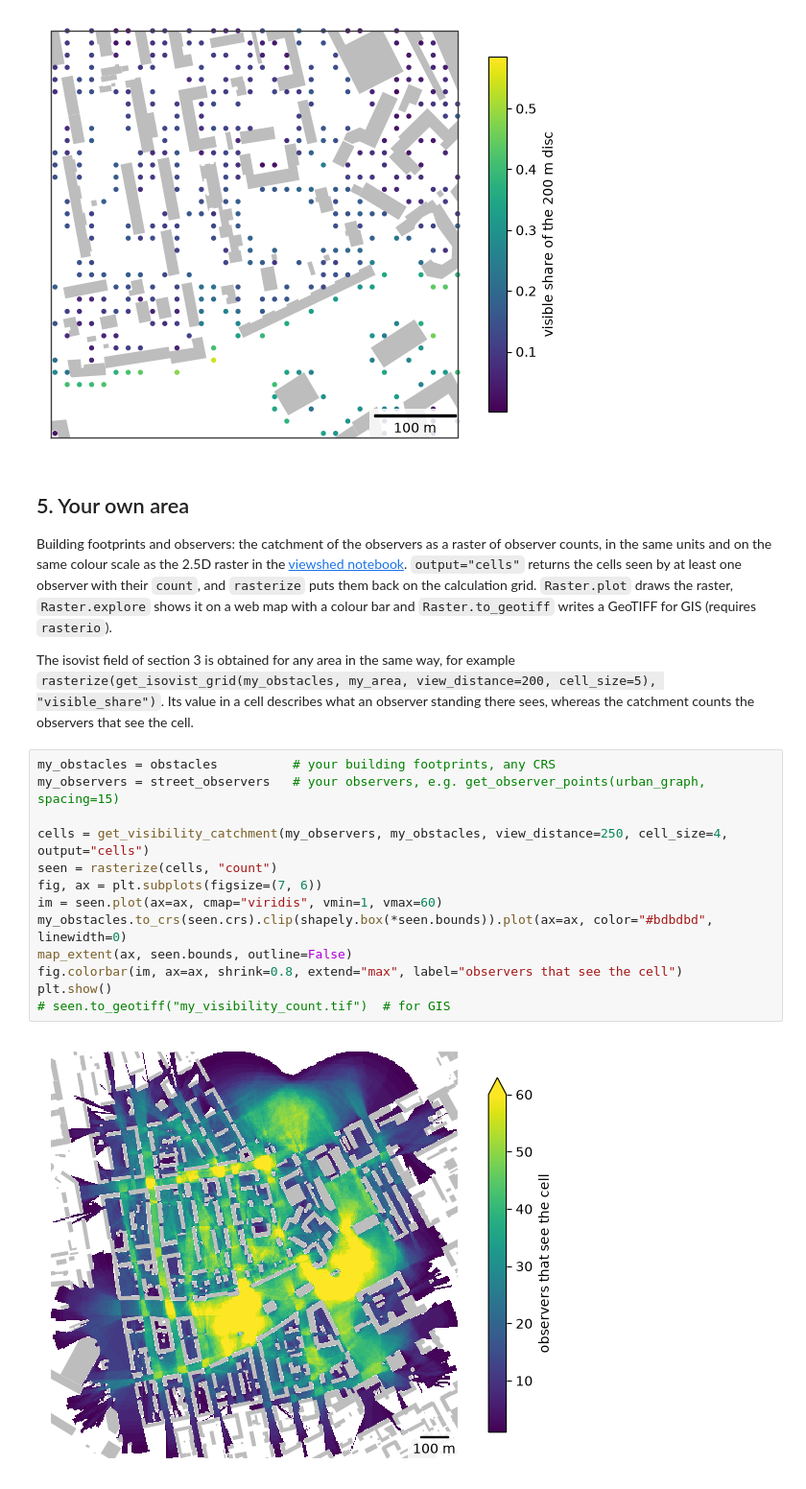
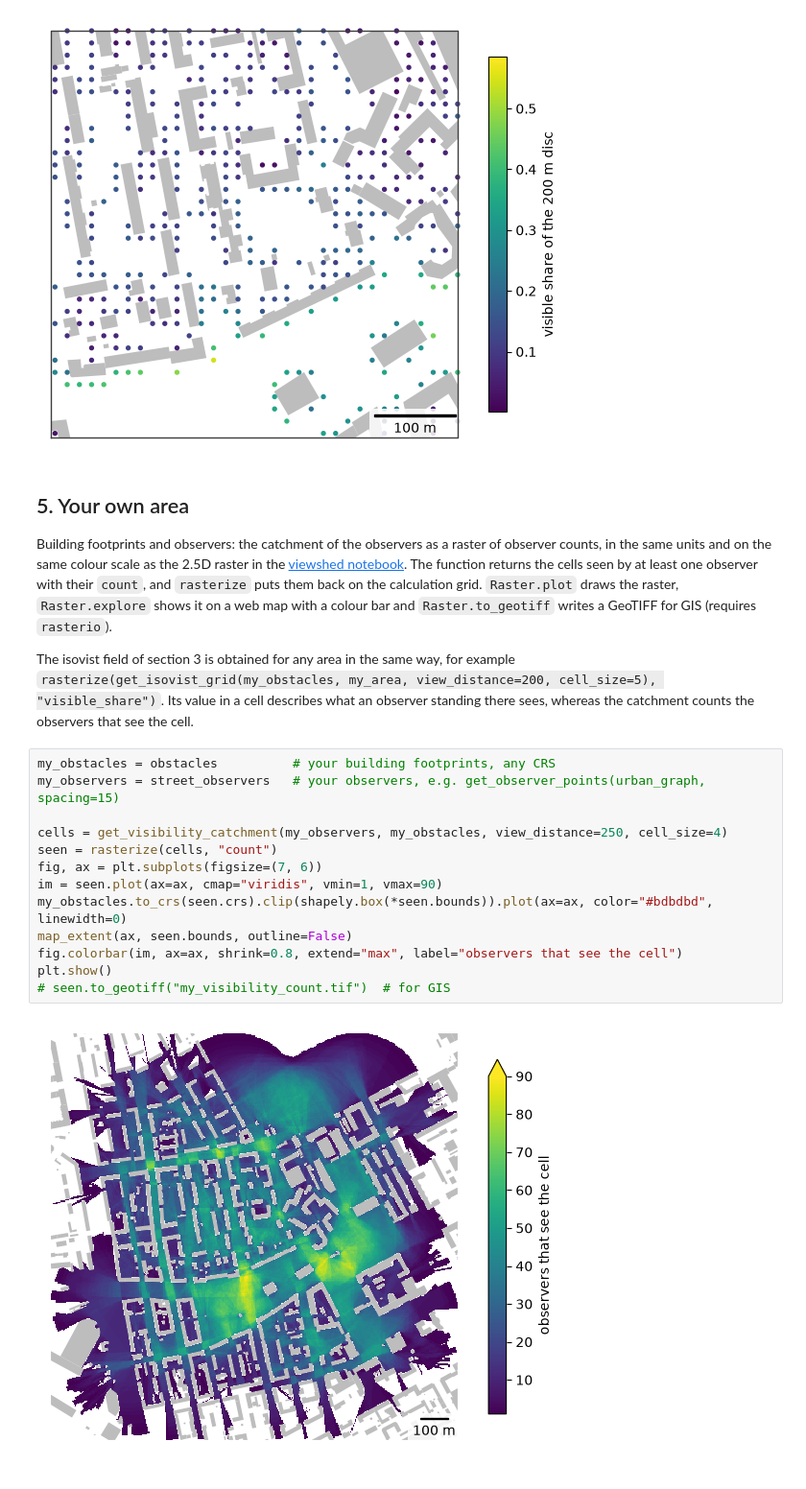
Before and after one commit to IDUclub/ObjectNat, a Jupyter notebook: docs/methods/examples/visibility.ipynb, the cells around one changed output. Shown at 96% size. Saved outputs shown, nothing was run; the diff lists cells and outputs as text.

```diff
--- a/docs/methods/examples/visibility.ipynb
+++ b/docs/methods/examples/visibility.ipynb
@@ -243,7 +241,7 @@ plt.show()
 ## 5. Your own area
 
 Building footprints and observers: the catchment of the observers as a raster of observer counts, in the same units
-and on the same colour scale as the 2.5D raster in the [viewshed notebook](viewshed.ipynb). `output="cells"`
+and on the same colour scale as the 2.5D raster in the [viewshed notebook](viewshed.ipynb). The function
 returns the cells seen by at least one observer with their `count`, and `rasterize` puts them back on the
 calculation grid. `Raster.plot` draws the raster, `Raster.explore` shows it on a web map with a colour bar and
 `Raster.to_geotiff` writes a GeoTIFF for GIS (requires `rasterio`).
@@ -255,16 +253,16 @@ cell.
 # %%
 my_obstacles = obstacles          # your building footprints, any CRS
 my_observers = street_observers   # your observers, e.g. get_observer_points(urban_graph, spacing=15)
 
-cells = get_visibility_catchment(my_observers, my_obstacles, view_distance=250, cell_size=4, output="cells")
+cells = get_visibility_catchment(my_observers, my_obstacles, view_distance=250, cell_size=4)
 seen = rasterize(cells, "count")
 fig, ax = plt.subplots(figsize=(7, 6))
-im = seen.plot(ax=ax, cmap="viridis", vmin=1, vmax=60)
+im = seen.plot(ax=ax, cmap="viridis", vmin=1, vmax=90)
 my_obstacles.to_crs(seen.crs).clip(shapely.box(*seen.bounds)).plot(ax=ax, color="#bdbdbd", linewidth=0)
 map_extent(ax, seen.bounds, outline=False)
 fig.colorbar(im, ax=ax, shrink=0.8, extend="max", label="observers that see the cell")
 plt.show()
 # seen.to_geotiff("my_visibility_count.tif")  # for GIS
 # %% [output]
-[figure, old version]
+[figure, new version]
 # %%
```
Also changed, not shown: parts of 7 cells of this notebook, 12 other files.
